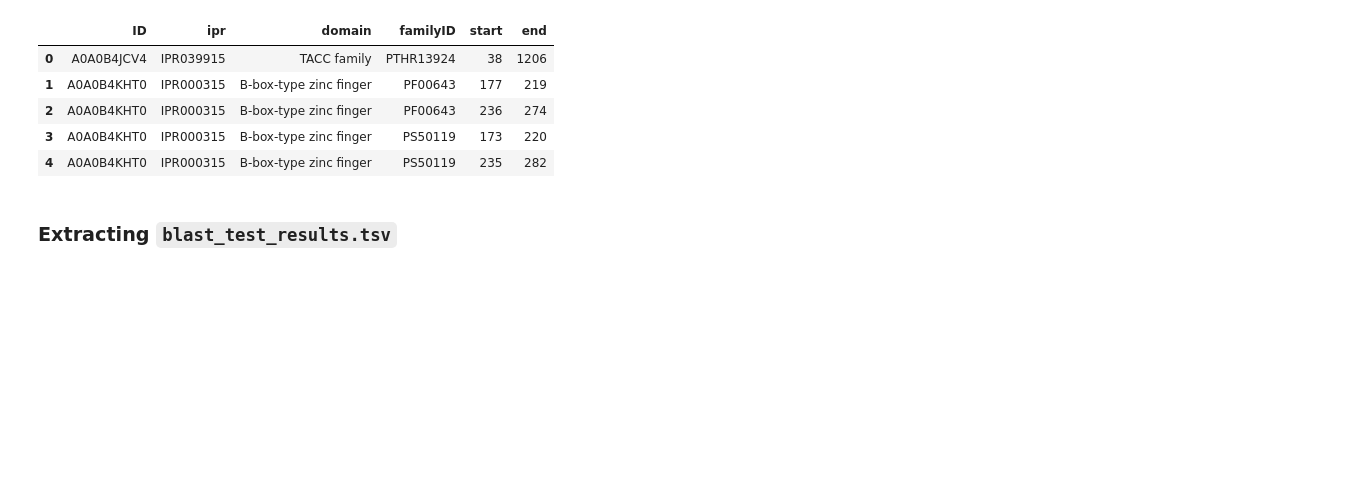
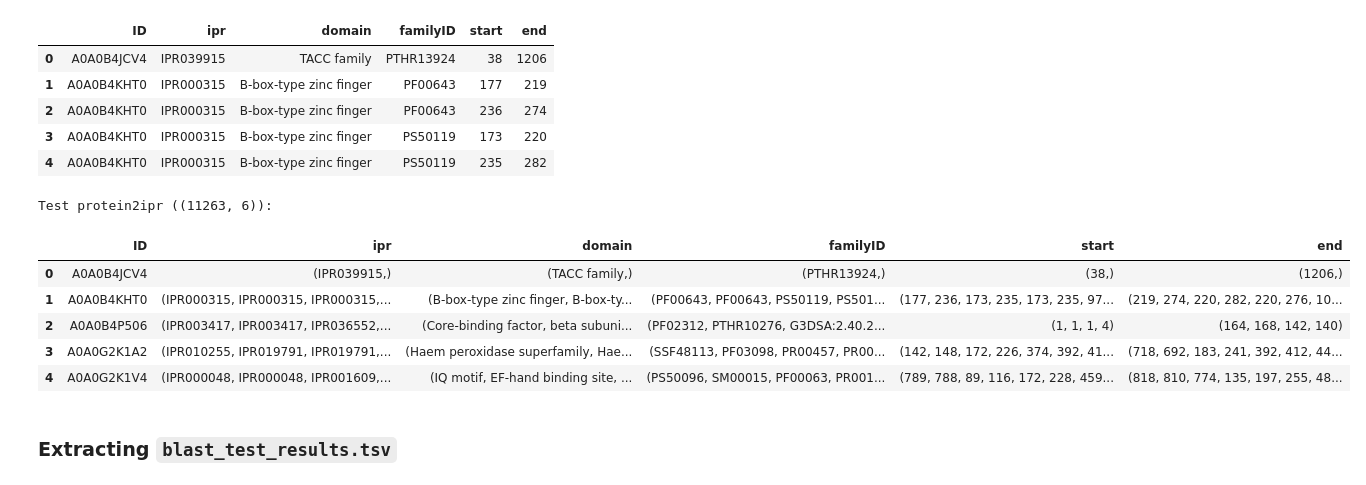
Before and after one commit to mattiazza/protein_function_prediction, a Jupyter notebook: bd_project/datasets_creation.ipynb, the cells around one changed output. Drawn from its saved outputs; the diff is of its cells as text; code cells hidden in the pictures; blank space fills up the shorter version.

Commit message:
test (without BLAST cause idk)

```diff
--- a/bd_project/datasets_creation.ipynb
+++ b/bd_project/datasets_creation.ipynb
@@ -556,5 +558,19 @@ test_protein2ipr.head()
 | 2 | A0A0B4KHT0 | IPR000315 | B-box-type zinc finger | PF00643 | 236 | 274 |
 | 3 | A0A0B4KHT0 | IPR000315 | B-box-type zinc finger | PS50119 | 173 | 220 |
 | 4 | A0A0B4KHT0 | IPR000315 | B-box-type zinc finger | PS50119 | 235 | 282 |
+# %%
+# Group by 'ID' and aggregate other columns into lists
+test_protein2ipr_grouped = test_protein2ipr.groupby('ID').agg(lambda x: tuple(x)).reset_index()
+
+print(f"Test protein2ipr ({test_protein2ipr.shape}):")
+test_protein2ipr_grouped.head()
+# %% [output]
+Test protein2ipr ((11263, 6)):
+|  | ID | ipr | domain | familyID | start | end |
+| 0 | A0A0B4JCV4 | (IPR039915,) | (TACC family,) | (PTHR13924,) | (38,) | (1206,) |
+| 1 | A0A0B4KHT0 | (IPR000315, IPR000315, IPR000315,... | (B-box-type zinc finger, B-box-ty... | (PF00643, PF00643, PS50119, PS501... | (177, 236, 173, 235, 173, 235, 97... | (219, 274, 220, 282, 220, 276, 10... |
+| 2 | A0A0B4P506 | (IPR003417, IPR003417, IPR036552,... | (Core-binding factor, beta subuni... | (PF02312, PTHR10276, G3DSA:2.40.2... | (1, 1, 1, 4) | (164, 168, 142, 140) |
+| 3 | A0A0G2K1A2 | (IPR010255, IPR019791, IPR019791,... | (Haem peroxidase superfamily, Hae... | (SSF48113, PF03098, PR00457, PR00... | (142, 148, 172, 226, 374, 392, 41... | (718, 692, 183, 241, 392, 412, 44... |
+| 4 | A0A0G2K1V4 | (IPR000048, IPR000048, IPR001609,... | (IQ motif, EF-hand binding site, ... | (PS50096, SM00015, PF00063, PR001... | (789, 788, 89, 116, 172, 228, 459... | (818, 810, 774, 135, 197, 255, 48... |
 # %% [markdown]
 ### Extracting `blast_test_results.tsv`
```
Also changed, not shown: parts of 3 cells of this notebook.
